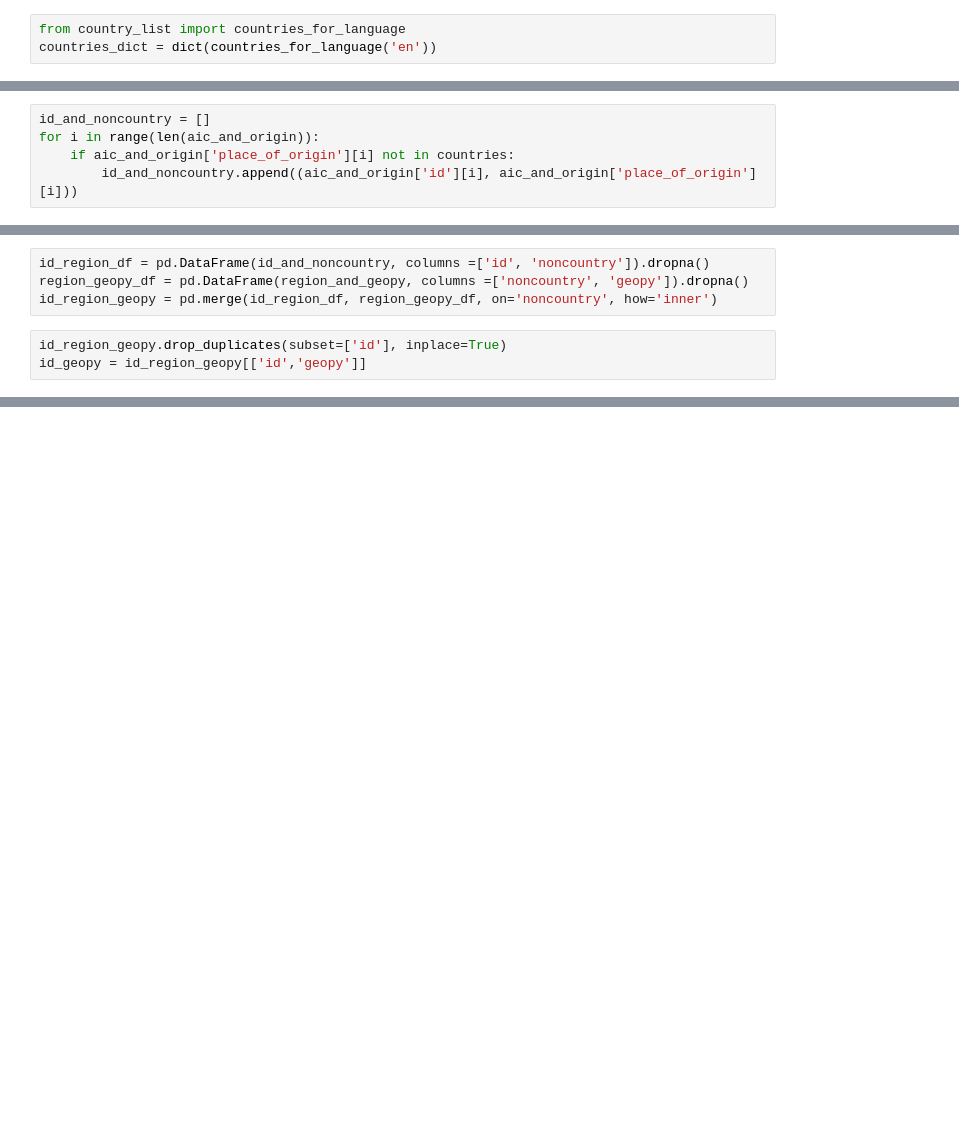
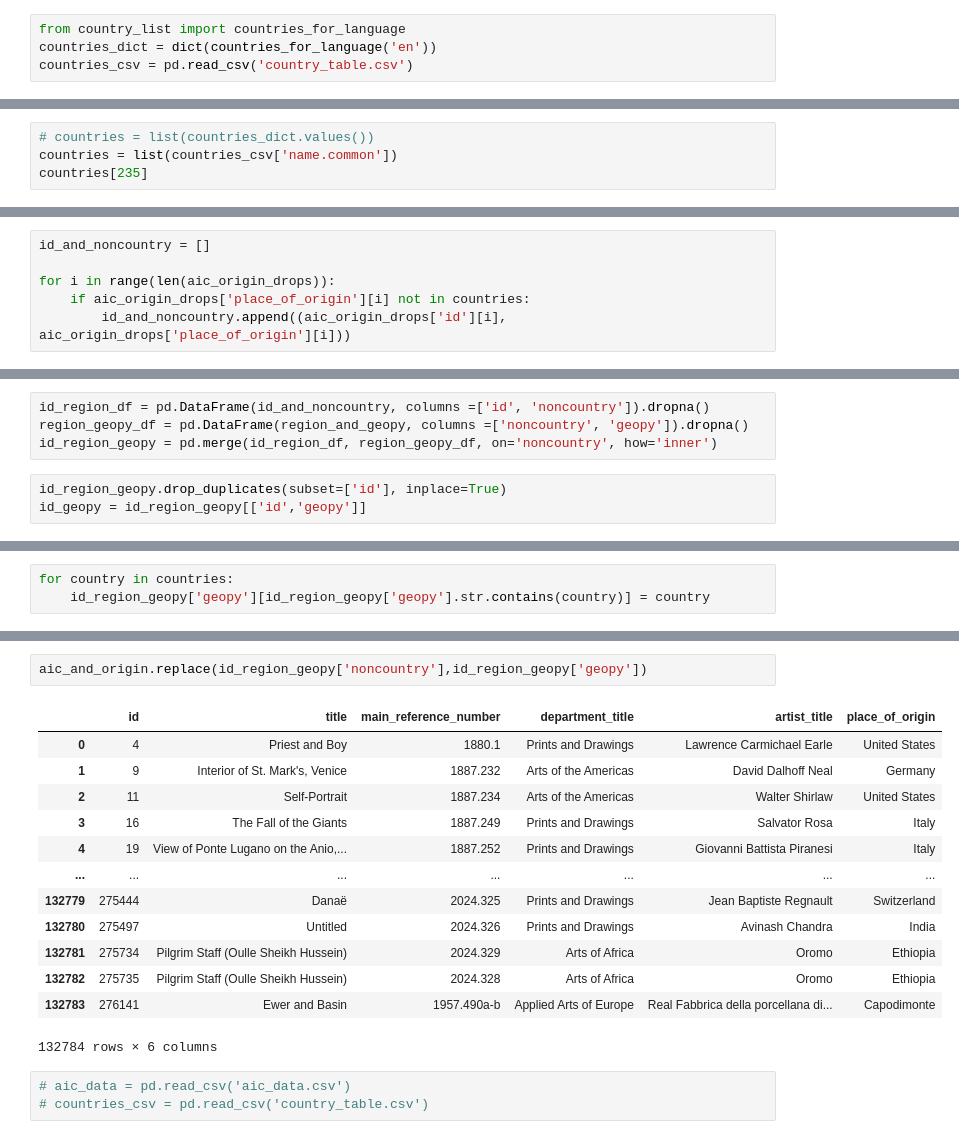
Before and after one commit to mollykstark/SIADS-Milestone-1, a Jupyter notebook: AIC_data_cleaning.ipynb, the cells around one changed output, grey strips where cells are left out. Saved outputs shown, nothing was run; the diff lists cells and outputs as text; blank space fills up the shorter version.

Commit message:
aic data clean, still need to clean up notebook

```diff
--- a/AIC_data_cleaning.ipynb
+++ b/AIC_data_cleaning.ipynb
@@ -40,3 +53,4 @@ The place of origin information provided in the individual JSON files is a mix o
 # %%
 from country_list import countries_for_language
 countries_dict = dict(countries_for_language('en'))
+countries_csv = pd.read_csv('country_table.csv')
@@ -44,0 +57,4 @@ countries = list(countries_dict.values())
+# %%
+# countries = list(countries_dict.values())
+countries = list(countries_csv['name.common'])
+countries[235]
@@ -45,5 +87,6 @@ countries = list(countries_dict.values())
 # %%
 id_and_noncountry = []
-for i in range(len(aic_and_origin)):
-    if aic_and_origin['place_of_origin'][i] not in countries:
-        id_and_noncountry.append((aic_and_origin['id'][i], aic_and_origin['place_of_origin'][i]))
+
+for i in range(len(aic_origin_drops)):
+    if aic_origin_drops['place_of_origin'][i] not in countries:
+        id_and_noncountry.append((aic_origin_drops['id'][i], aic_origin_drops['place_of_origin'][i]))
@@ -92,0 +164,3 @@ aic_and_origin.to_csv('aic_data.csv', index=False)
+# %%
+for country in countries:
+    id_region_geopy['geopy'][id_region_geopy['geopy'].str.contains(country)] = country
@@ -92,0 +185,19 @@ aic_and_origin.to_csv('aic_data.csv', index=False)
+# %%
+aic_and_origin.replace(id_region_geopy['noncountry'],id_region_geopy['geopy'])
+# %% [output]
+|  | id | title | main_reference_number | department_title | artist_title | place_of_origin |
+| 0 | 4 | Priest and Boy | 1880.1 | Prints and Drawings | Lawrence Carmichael Earle | United States |
+| 1 | 9 | Interior of St. Mark's, Venice | 1887.232 | Arts of the Americas | David Dalhoff Neal | Germany |
+| 2 | 11 | Self-Portrait | 1887.234 | Arts of the Americas | Walter Shirlaw | United States |
+| 3 | 16 | The Fall of the Giants | 1887.249 | Prints and Drawings | Salvator Rosa | Italy |
+| 4 | 19 | View of Ponte Lugano on the Anio,... | 1887.252 | Prints and Drawings | Giovanni Battista Piranesi | Italy |
+| ... | ... | ... | ... | ... | ... | ... |
+| 132779 | 275444 | Danaë | 2024.325 | Prints and Drawings | Jean Baptiste Regnault | Switzerland |
+| 132780 | 275497 | Untitled | 2024.326 | Prints and Drawings | Avinash Chandra | India |
+| 132781 | 275734 | Pilgrim Staff (Oulle Sheikh Hussein) | 2024.329 | Arts of Africa | Oromo | Ethiopia |
+| 132782 | 275735 | Pilgrim Staff (Oulle Sheikh Hussein) | 2024.328 | Arts of Africa | Oromo | Ethiopia |
+| 132783 | 276141 | Ewer and Basin | 1957.490a-b | Applied Arts of Europe | Real Fabbrica della porcellana di... | Capodimonte |
+132784 rows × 6 columns
+# %%
+# aic_data = pd.read_csv('aic_data.csv')
+# countries_csv = pd.read_csv('country_table.csv')
```
Also changed, not shown: parts of 16 cells of this notebook, 1 other file.
